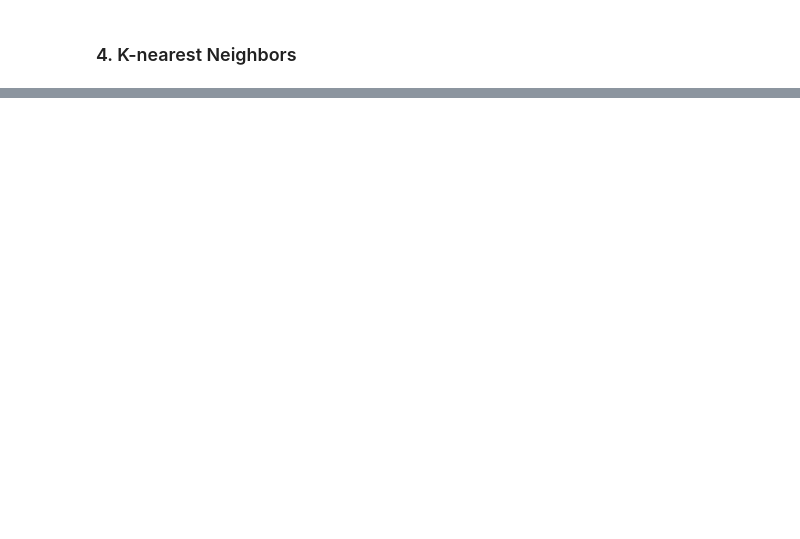
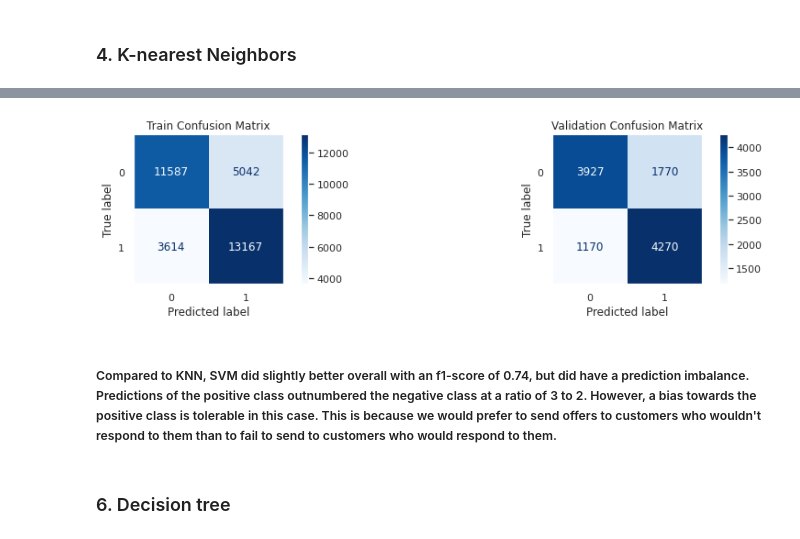
Before and after one commit to tri-bui/starbucks-segmentation, a Jupyter notebook: notebooks/3-modeling.ipynb, the cells around one changed output, grey strips where cells are left out. Saved outputs shown, nothing was run; the diff lists cells and outputs as text; code cells hidden in the pictures; blank space fills up the shorter version.

```diff
--- a/notebooks/3-modeling.ipynb
+++ b/notebooks/3-modeling.ipynb
@@ -547,0 +545,11 @@ dtype: float64
+# %%
+# Train model
+knn = knn_search.best_estimator_
+knn.fit(X_train_scaled, y_train)
+
+# Make predictions
+knn_train_pred = knn.predict(X_train_scaled)
+knn_val_pred = knn.predict(X_val_scaled)
+
+# Evaluate predictions
+print(report(y_train, knn_train_pred))
@@ -547,0 +569,12 @@ dtype: float64
+# %%
+%%time
+
+# Grid search
+svc = SVC()
+svc_params = {'C': np.logspace(-1, 3, 5),
+              'gamma': np.logspace(-3, 1, 5)}
+
+svc_search = GridSearchCV(svc, svc_params, scoring='roc_auc', cv=3, n_jobs=4, verbose=2)
+svc_search.fit(X_train_scaled, y_train)
+print(svc_search.best_score_)
+svc_search.best_params_
@@ -547,0 +590,12 @@ dtype: float64
+# %%
+# Train model
+svc = svc_search.best_estimator_
+svc.fit(X_train_scaled, y_train)
+
+# Make predictions
+svc_train_pred = svc.predict(X_train_scaled)
+svc_val_pred = svc.predict(X_val_scaled)
+
+# Evaluate predictions
+print(report(y_train, svc_train_pred))
+print(report(y_val, svc_val_pred))
@@ -547,0 +620,9 @@ dtype: float64
+# %%
+### Confusion matrix
+plot_confusion(svc, 2, X_train_scaled, X_val_scaled)
+# %% [output]
+[figure, added]
+# %% [markdown]
+##### Compared to KNN, SVM did slightly better overall with an f1-score of 0.74, but did have a prediction imbalance. Predictions of the positive class outnumbered the negative class at a ratio of 3 to 2. However, a bias towards the positive class is tolerable in this case. This is because we would prefer to send offers to customers who wouldn't respond to them than to fail to send to customers who would respond to them.
+# %% [markdown]
+### <a id="clfr6">6. Decision tree</a>
```
Also changed, not shown: parts of 58 cells of this notebook, 4 other files.
